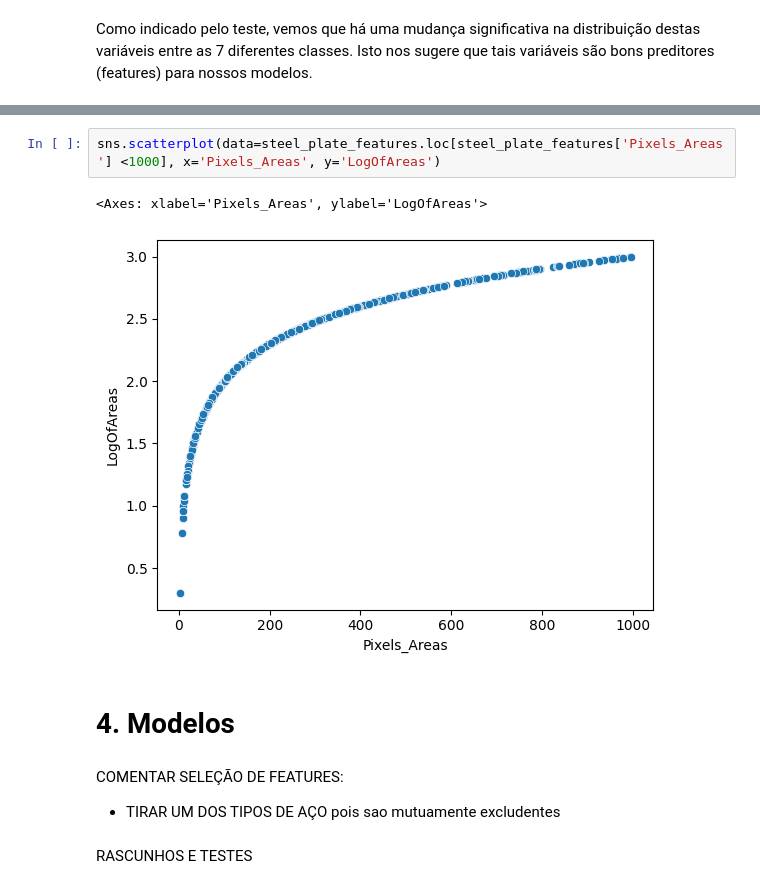
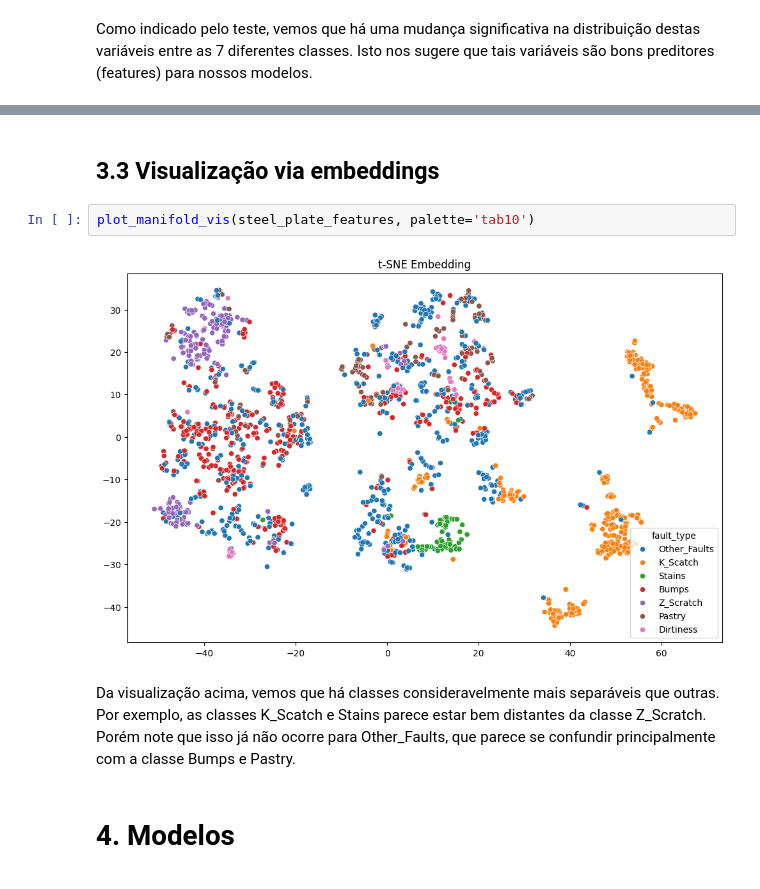
Before and after one commit to andrey-lolobrigida/Steel-Plates-Faults, a Jupyter notebook: main_notebook.ipynb, the cells around one changed output, grey strips where cells are left out. Drawn from its saved outputs; the diff is of its cells as text.

```diff
--- a/main_notebook.ipynb
+++ b/main_notebook.ipynb
@@ -360,12 +446,11 @@ sns.scatterplot(data=steel_plate_features.loc[steel_plate_features['Pixels_Areas
-# %%
-sns.scatterplot(data=steel_plate_features.loc[steel_plate_features['Pixels_Areas'] <1000], x='Pixels_Areas', y='LogOfAreas')
-# %% [output]
-<Axes: xlabel='Pixels_Areas', ylabel='LogOfAreas'>
-[figure, removed]
+# %% [markdown]
+## 3.3 Visualização via embeddings
+# %%
+plot_manifold_vis(steel_plate_features, palette='tab10')
+# %% [output]
+[figure, added]
+# %% [markdown]
+Da visualização acima, vemos que há classes consideravelmente mais separáveis que outras. Por exemplo, as classes K_Scatch e Stains parece estar bem distantes da classe Z_Scratch. <br>
+Porém note que isso já não ocorre para Other_Faults, que parece se confundir principalmente com a classe Bumps e Pastry.
 # %% [markdown]
 # 4. Modelos
-# %% [markdown]
-COMENTAR SELEÇÃO DE FEATURES:
-- TIRAR UM DOS TIPOS DE AÇO pois sao mutuamente excludentes
-# %% [markdown]
-RASCUNHOS E TESTES
```
Also changed, not shown: parts of 75 cells of this notebook, 3 other files.
